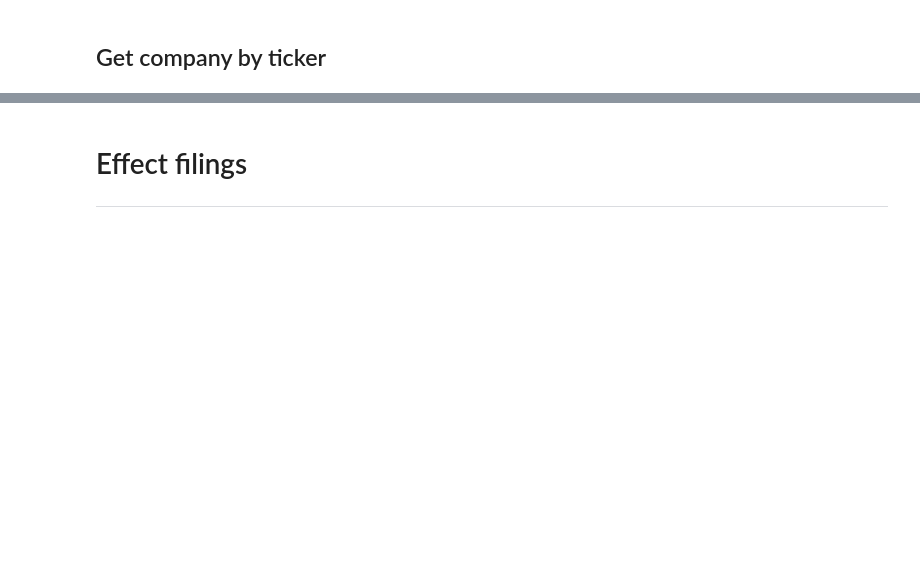
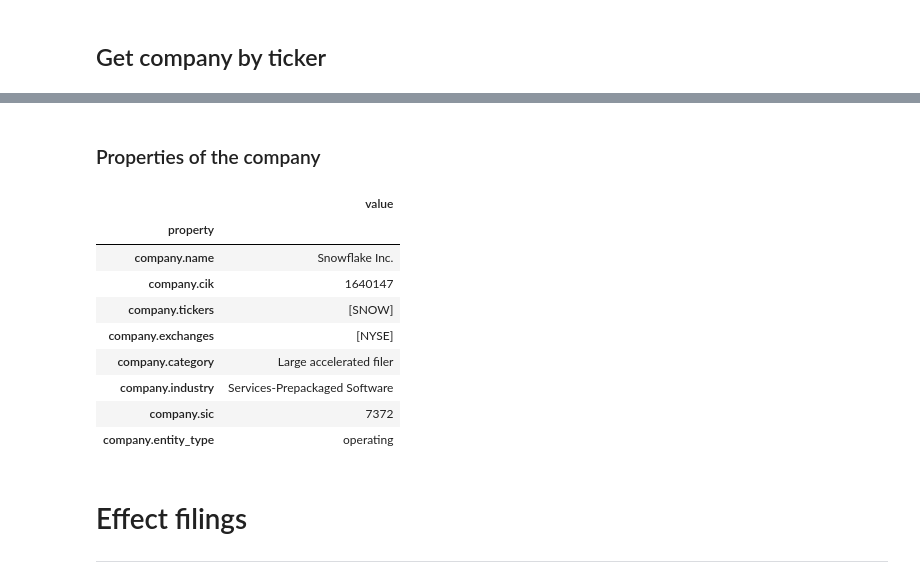
Before and after one commit to elodszopos/edgartools, a Jupyter notebook: Usage.ipynb, the cells around one changed output, grey strips where cells are left out. Drawn from its saved outputs; the diff is of its cells as text; code cells hidden in the pictures; blank space fills up the shorter version.

Commit message:
Add section on company properties

```diff
--- a/Usage.ipynb
+++ b/Usage.ipynb
@@ -440,3 +448,21 @@ Showing 50 filings of 325 total
+# %% [markdown]
+### Properties of the company
+# %%
+pd.DataFrame([
+    {'property': f"company.{property}", 'value':getattr(company, property)}
+         for property in ['name', 'cik', 'tickers', 'exchanges', 'category', 'industry', 'sic', 'entity_type'  ]]
+).set_index("property")
+# %% [output]
+|  | value |
+| property |  |
+| company.name | Snowflake Inc. |
+| company.cik | 1640147 |
+| company.tickers | [SNOW] |
+| company.exchanges | [NYSE] |
+| company.category | Large accelerated filer |
+| company.industry | Services-Prepackaged Software |
+| company.sic | 7372 |
+| company.entity_type | operating |
 # %% [markdown]
 # Effect filings
 <hr/>
```
Also changed, not shown: parts of 32 cells of this notebook.
